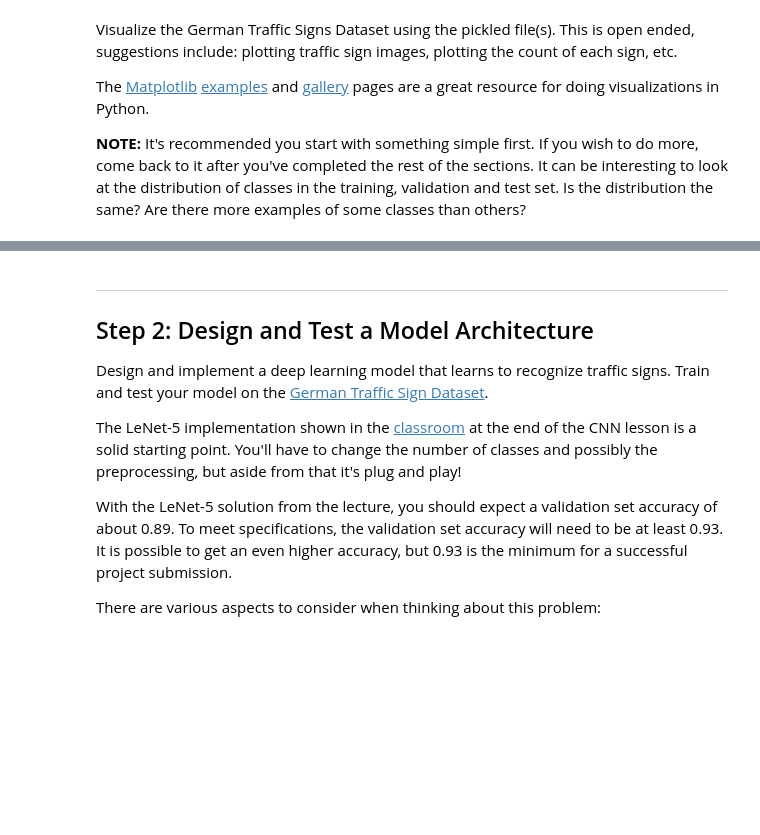
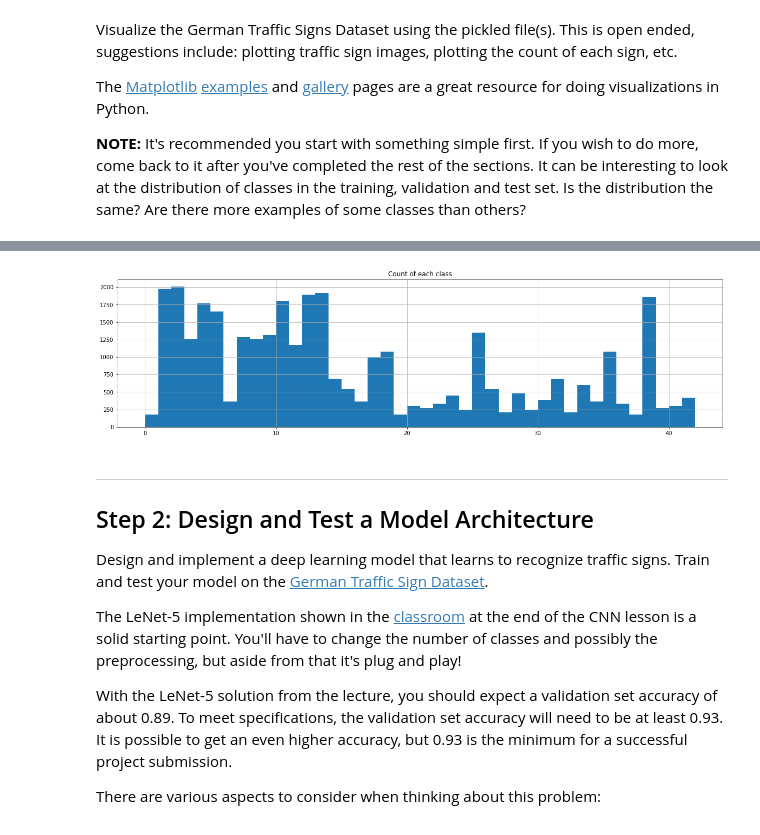
Before and after one commit to yingweiy/CarND-Traffic-Sign-Classifier-Project, a Jupyter notebook: Traffic_Sign_Classifier.ipynb, the cells around one changed output, grey strips where cells are left out. Saved outputs shown, nothing was run; the diff lists cells and outputs as text; code cells hidden in the pictures; blank space fills up the shorter version.

```diff
--- a/Traffic_Sign_Classifier.ipynb
+++ b/Traffic_Sign_Classifier.ipynb
@@ -106,3 +131,10 @@ import matplotlib.pyplot as plt
+# %%
+plt.figure(figsize=(20,5))
+plt.hist(y_train, bins=range(43))
+plt.title('Count of each class')
+plt.grid()
+# %% [output]
+[figure, added]
 # %% [markdown]
 ----
 
```
Also changed, not shown: parts of 7 cells of this notebook.
